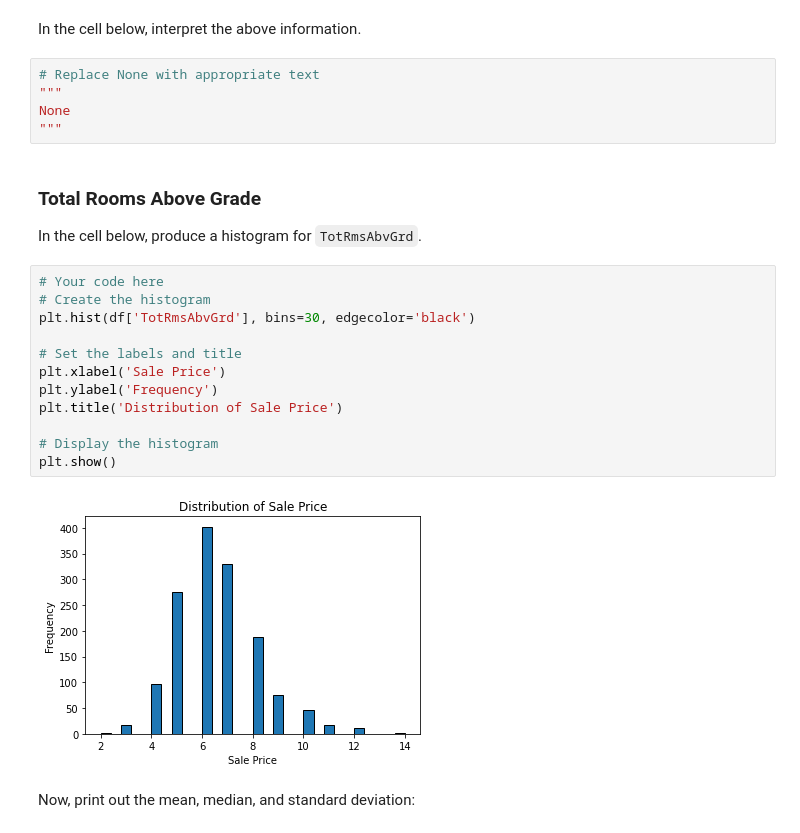
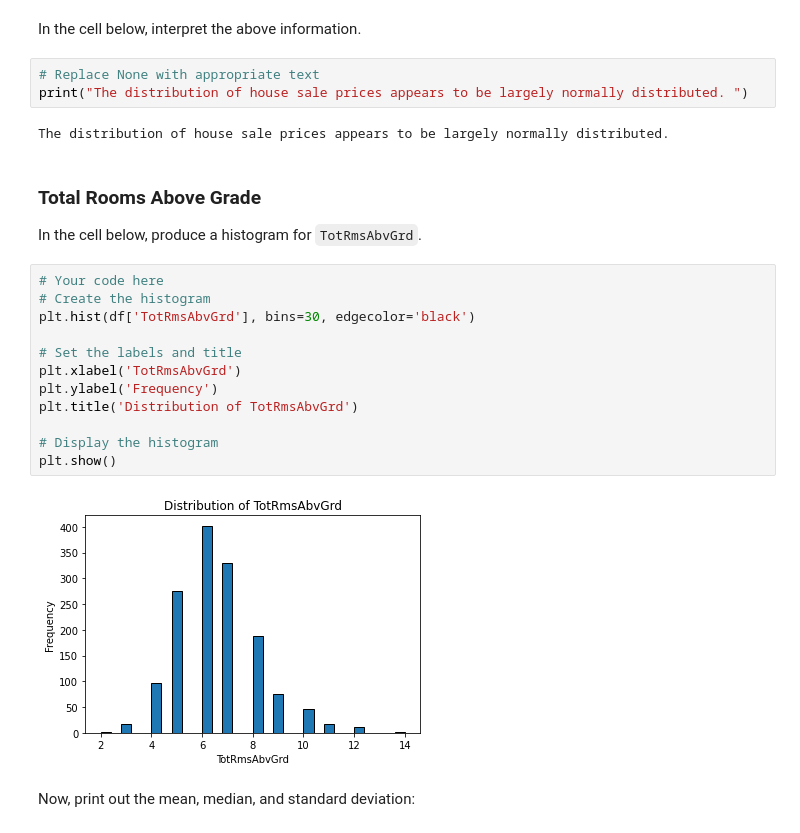
Before and after one commit to Khadija-Omar/dsc-pandas-eda-lab, a Jupyter notebook: index.ipynb, the cells around one changed output. Cells and saved outputs as stored; diff of their text form.

```diff
--- a/index.ipynb
+++ b/index.ipynb
@@ -189,9 +189,9 @@ Now, print out the mean, median, and standard deviation:
 In the cell below, interpret the above information.
 # %%
 # Replace None with appropriate text
-"""
-None
-"""
+print("The distribution of house sale prices appears to be largely normally distributed. ")
+# %% [output]
+The distribution of house sale prices appears to be largely normally distributed.
 # %% [markdown]
 ### Total Rooms Above Grade
 
@@ -199,17 +199,17 @@ In the cell below, produce a histogram for `TotRmsAbvGrd`.
 # %%
 # Your code here
 # Create the histogram
 plt.hist(df['TotRmsAbvGrd'], bins=30, edgecolor='black')
 
 # Set the labels and title
-plt.xlabel('Sale Price')
+plt.xlabel('TotRmsAbvGrd')
 plt.ylabel('Frequency')
-plt.title('Distribution of Sale Price')
+plt.title('Distribution of TotRmsAbvGrd')
 
 # Display the histogram
 plt.show()
 # %% [output]
-[figure, old version]
+[figure, new version]
 # %% [markdown]
 Now, print out the mean, median, and standard deviation:
 # %%
```
Also changed, not shown: parts of 12 cells of this notebook.
